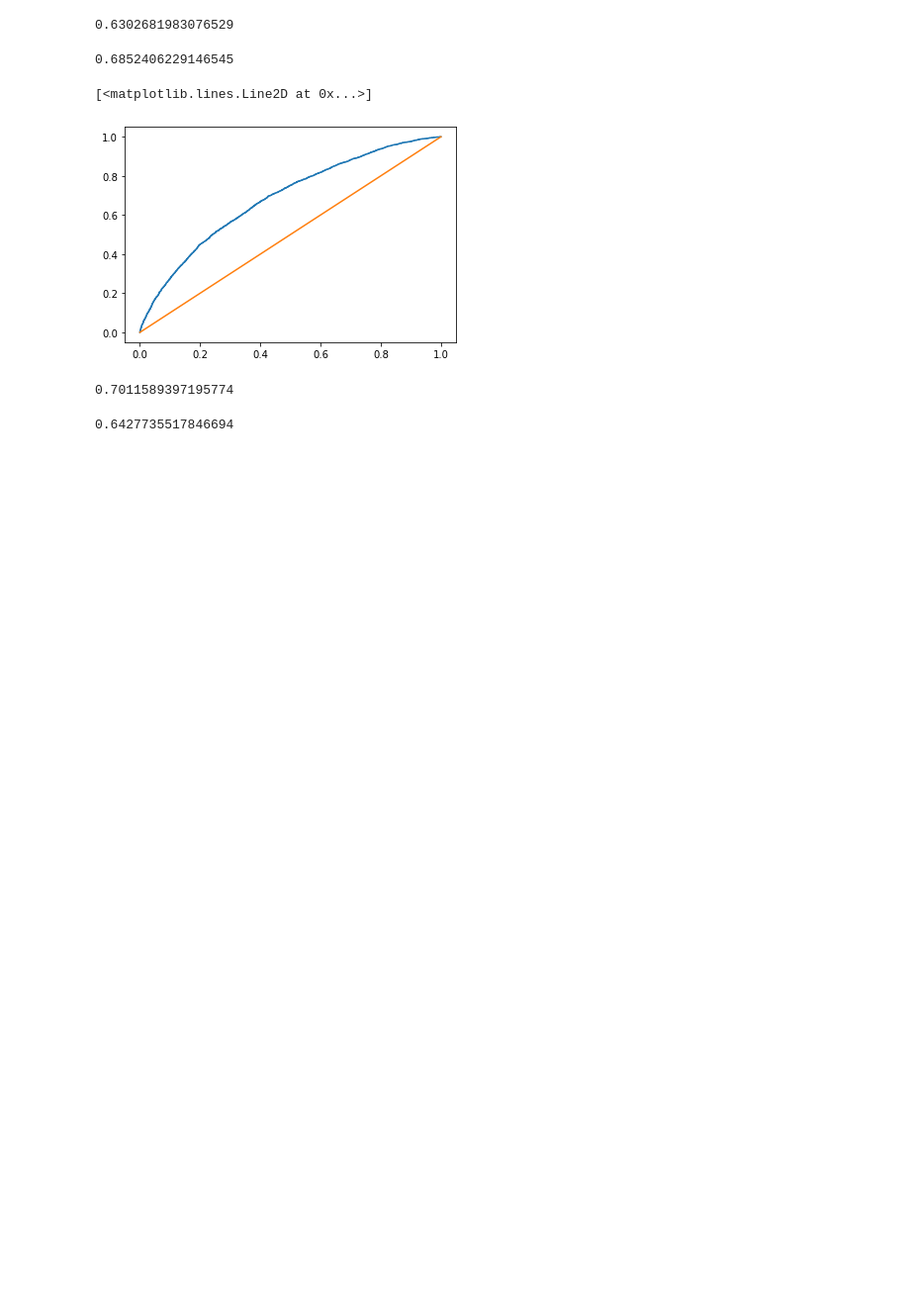
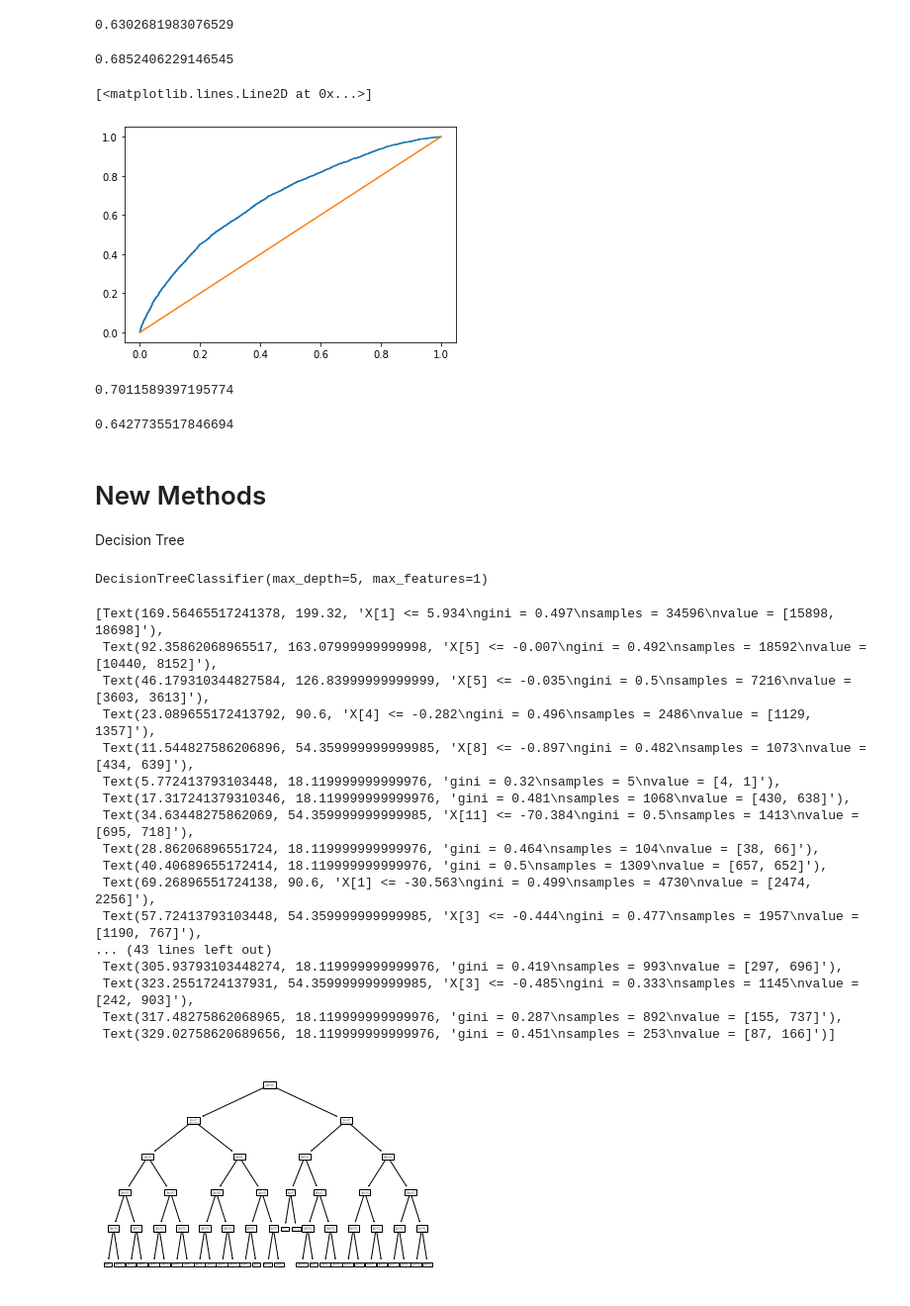
Before and after one commit to tjschaeffer/ds-340w, a Jupyter notebook: Baseball Outcomes.ipynb, the cells around one changed output. Shown at 99% size. Drawn from its saved outputs; the diff is of its cells as text; code cells hidden in the pictures; blank space fills up the shorter version.

```diff
--- a/Baseball Outcomes.ipynb
+++ b/Baseball Outcomes.ipynb
@@ -320,0 +324,30 @@ precision_score(y_test, logitCV.predict(x_test))
+# %% [markdown]
+# New Methods
+Decision Tree
+# %%
+clf = DecisionTreeClassifier(max_depth = 5, max_features = 1)
+# %%
+clf.fit(x_train, y_train)
+# %% [output]
+DecisionTreeClassifier(max_depth=5, max_features=1)
+# %%
+tree.plot_tree(clf.fit(x_train, y_train))
+# %% [output]
+[Text(169.56465517241378, 199.32, 'X[1] <= 5.934\ngini = 0.497\nsamples = 34596\nvalue = [15898, 18698]'),
+ Text(92.35862068965517, 163.07999999999998, 'X[5] <= -0.007\ngini = 0.492\nsamples = 18592\nvalue = [10440, 8152]'),
+ Text(46.179310344827584, 126.83999999999999, 'X[5] <= -0.035\ngini = 0.5\nsamples = 7216\nvalue = [3603, 3613]'),
+ Text(23.089655172413792, 90.6, 'X[4] <= -0.282\ngini = 0.496\nsamples = 2486\nvalue = [1129, 1357]'),
+ Text(11.544827586206896, 54.359999999999985, 'X[8] <= -0.897\ngini = 0.482\nsamples = 1073\nvalue = [434, 639]'),
+ Text(5.772413793103448, 18.119999999999976, 'gini = 0.32\nsamples = 5\nvalue = [4, 1]'),
+ Text(17.317241379310346, 18.119999999999976, 'gini = 0.481\nsamples = 1068\nvalue = [430, 638]'),
+ Text(34.63448275862069, 54.359999999999985, 'X[11] <= -70.384\ngini = 0.5\nsamples = 1413\nvalue = [695, 718]'),
+ Text(28.86206896551724, 18.119999999999976, 'gini = 0.464\nsamples = 104\nvalue = [38, 66]'),
+ Text(40.40689655172414, 18.119999999999976, 'gini = 0.5\nsamples = 1309\nvalue = [657, 652]'),
+ Text(69.26896551724138, 90.6, 'X[1] <= -30.563\ngini = 0.499\nsamples = 4730\nvalue = [2474, 2256]'),
+ Text(57.72413793103448, 54.359999999999985, 'X[3] <= -0.444\ngini = 0.477\nsamples = 1957\nvalue = [1190, 767]'),
+... (43 lines left out)
+ Text(305.93793103448274, 18.119999999999976, 'gini = 0.419\nsamples = 993\nvalue = [297, 696]'),
+ Text(323.2551724137931, 54.359999999999985, 'X[3] <= -0.485\ngini = 0.333\nsamples = 1145\nvalue = [242, 903]'),
+ Text(317.48275862068965, 18.119999999999976, 'gini = 0.287\nsamples = 892\nvalue = [155, 737]'),
+ Text(329.02758620689656, 18.119999999999976, 'gini = 0.451\nsamples = 253\nvalue = [87, 166]')]
+[figure, added]
```
Also changed, not shown: parts of 28 cells of this notebook.
